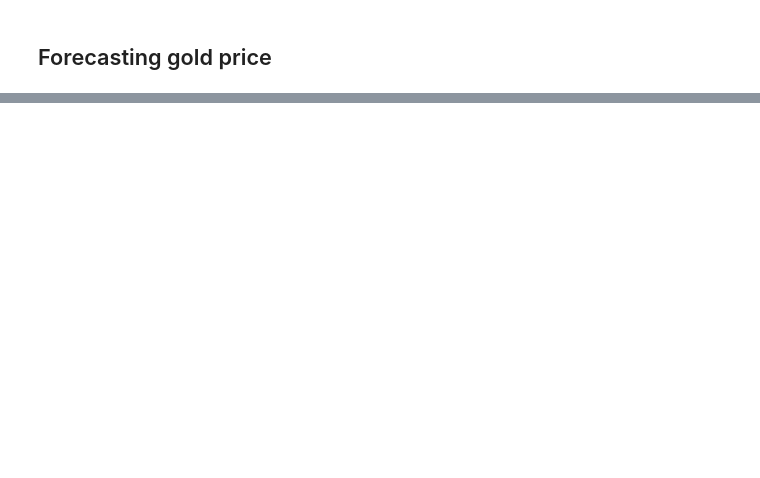
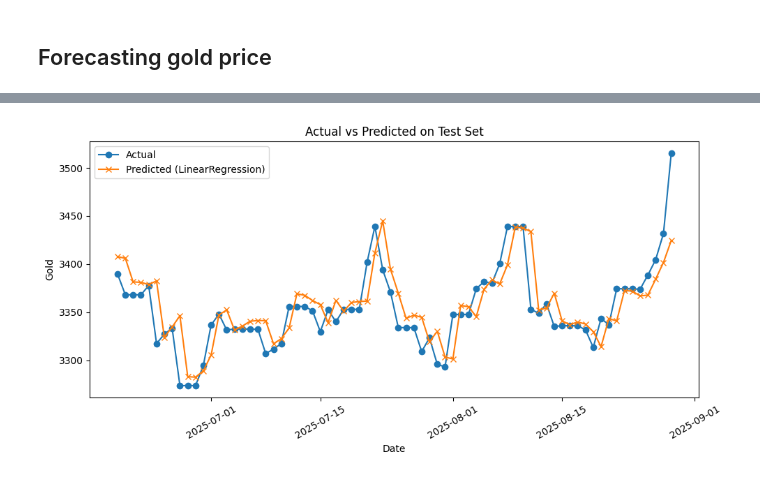
Before and after one commit to Ruilin0624/bootcamp_Ruilin_Yang, a Jupyter notebook: project/notebook/GOLD.ipynb, the cells around one changed output, grey strips where cells are left out. Drawn from its saved outputs; the diff is of its cells as text; code cells hidden in the pictures; blank space fills up the shorter version.

```diff
--- a/project/notebook/GOLD.ipynb
+++ b/project/notebook/GOLD.ipynb
@@ -475,0 +391,80 @@ Naive horizon forecast (exogenous repeated last values):
+# %%
+df2 = df.copy()
+for col in df2.columns:
+    if col != "date":
+        df2[col] = pd.to_numeric(df2[col], errors="coerce")
+df2 = df2.dropna().sort_values("date").reset_index(drop=True)
+
+# Config
+target = "gold"
+exog = [c for c in df2.columns if c not in ("date", target)]
+n_lags = 5
+test_frac = 0.2
+forecast_horizon = 14  # days to forecast
+
+# Create lag features
+for lag in range(1, n_lags + 1):
+    df2[f"gold_lag_{lag}"] = df2[target].shift(lag)
+
+# Drop rows with NA lags
+df2 = df2.dropna().reset_index(drop=True)
+
+# Feature matrix
+lag_cols = [f"gold_lag_{lag}" for lag in range(1, n_lags + 1)]
+feature_cols = lag_cols + exog
+
+# --------------------------
+# Train-test split
+# --------------------------
+n = len(df2)
+test_n = max(forecast_horizon, int(n * test_frac))
+train_df = df2.iloc[:-test_n]
+test_df  = df2.iloc[-test_n:]
+
+X_train = train_df[feature_cols].values
+y_train = train_df[target].values
+X_test  = test_df[feature_cols].values
+y_test  = test_df[target].values
+dates_test = test_df["date"]
+
+# --------------------------
+# Model training & evaluation
+# --------------------------
+models = {
+    "LinearRegression": LinearRegression()
+}
+
+fitted = {}
+preds = {}
+metrics = {}
+
+for name, model in models.items():
+    model.fit(X_train, y_train)
+    yhat = model.predict(X_test)
+    preds[name] = yhat
+    fitted[name] = model
+    mae = mean_absolute_error(y_test, yhat)
+    rmse = np.sqrt(mean_squared_error(y_test, yhat))
+    r2  = r2_score(y_test, yhat)
+    metrics[name] = {"mae": mae, "rmse": rmse, "r2": r2}
+
+# Show metrics
+metrics_df = pd.DataFrame(metrics).T[["mae", "rmse", "r2"]]
+print("\nEvaluation on test set:")
+print(metrics_df.round(4))
+
+# --------------------------
+# Plot Actual vs Predicted
+# --------------------------
+plt.figure(figsize=(10, 5))
+plt.plot(dates_test, y_test, label="Actual", marker="o")
+for name, yhat in preds.items():
+    plt.plot(dates_test, yhat, label=f"Predicted ({name})", marker="x")
+plt.xticks(rotation=30)
+plt.xlabel("Date")
+plt.ylabel("Gold")
+plt.title("Actual vs Predicted on Test Set")
+plt.legend()
+plt.tight_layout()
+plt.show()
+# %% [output]
@@ -475,0 +474 @@ Naive horizon forecast (exogenous repeated last values):
+[figure, added]
```
Also changed, not shown: parts of 17 cells of this notebook, 3 other files.
